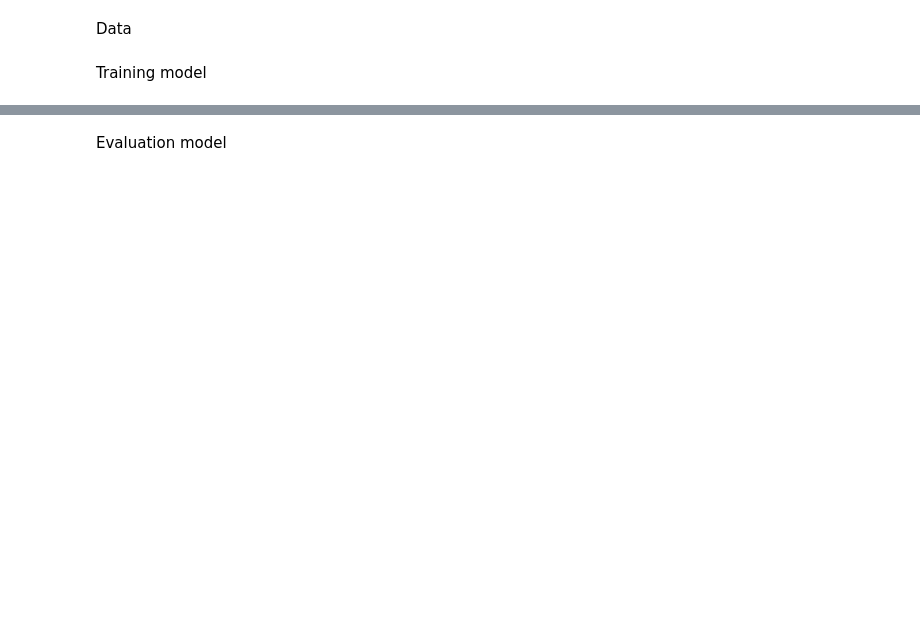
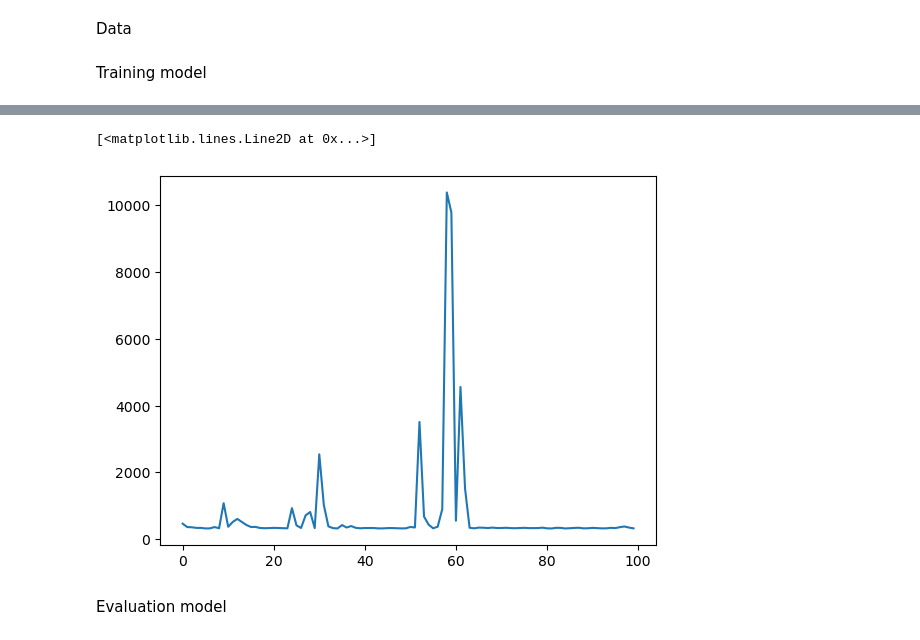
Before and after one commit to Yahnnosh/Sensor-Based-Modeling-of-Fatigue-Using-Transformer-Model, a Jupyter notebook: imputation_comparison.ipynb, the cells around one changed output, grey strips where cells are left out. Cells and saved outputs as stored; diff of their text form; code cells hidden in the pictures; blank space fills up the shorter version.

Commit message:
training transformer working - but not learning well

```diff
--- a/imputation_comparison.ipynb
+++ b/imputation_comparison.ipynb
@@ -205,3 +192,6 @@ test_imputation_methods(data_daily, lm=lm, masking_ratio=r)
  ('quadratic', (19.49417889525959, 0.0705345452332682))]
 # %% [markdown]
 # Transformer imputation
+# %%
+device = torch.device("cuda" if torch.cuda.is_available() else "cpu")
+print(device)
@@ -213,13 +231,15 @@ model = TSTransformerEncoder(feat_dim=len(VARIABLES),
                              max_len=1440,
                              d_model=256,
                              n_heads=4,
-                             num_layers=3,
+                             num_layers=1,
                              dim_feedforward=256,
                              dropout=0.1,
                              pos_encoding='fixed',
                              activation='gelu',
                              norm='BatchNorm',
                              freeze=False)
+
+model = model.to(device)
 # %%
 model
 # %% [output]
@@ -264,3 +269,9 @@ Data
+# %%
+# train-test split (TODO: + val?)
+from sklearn.model_selection import train_test_split
+
+n_days = len(data_daily)
+train_indices, test_indices = train_test_split(np.arange(n_days))
 # %% [markdown]
 Training model
 # %%
@@ -269,0 +279,3 @@ sum(p.numel() for p in model.parameters())
+# %%
+criterion = MaskedMSELoss()
+optimizer = torch.optim.Adam(model.parameters(), lr=0.001)
@@ -270,2 +343,7 @@ sum(p.numel() for p in model.parameters())
+# %%
+plt.plot(history['train_loss'])
+# %% [output]
+[<matplotlib.lines.Line2D at 0x...>]
+[figure, added]
 # %% [markdown]
 Evaluation model
```
Also changed, not shown: parts of 19 cells of this notebook, 2 other files.
